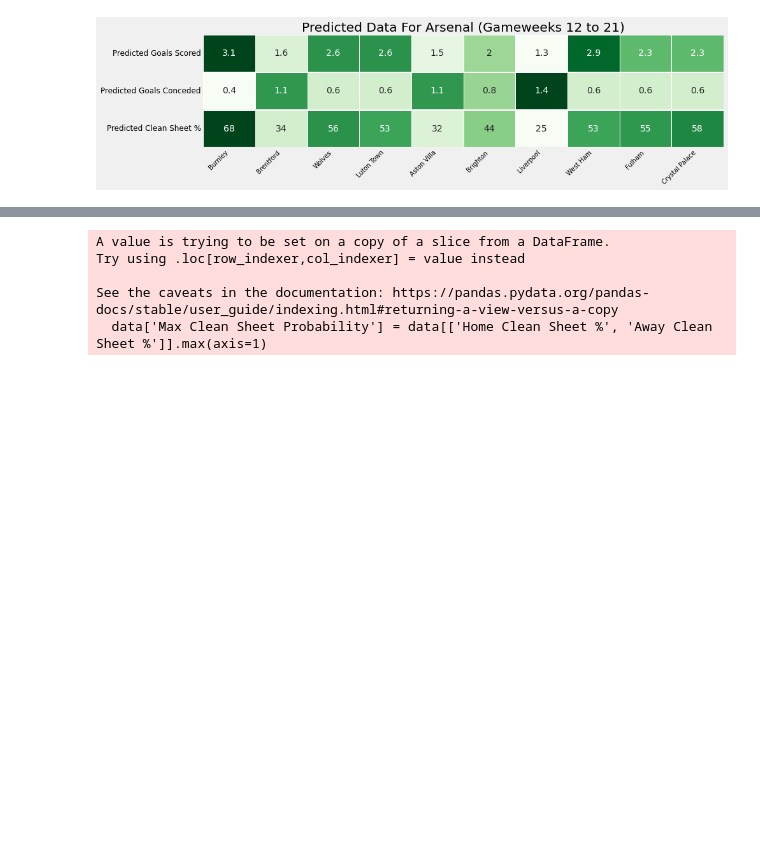
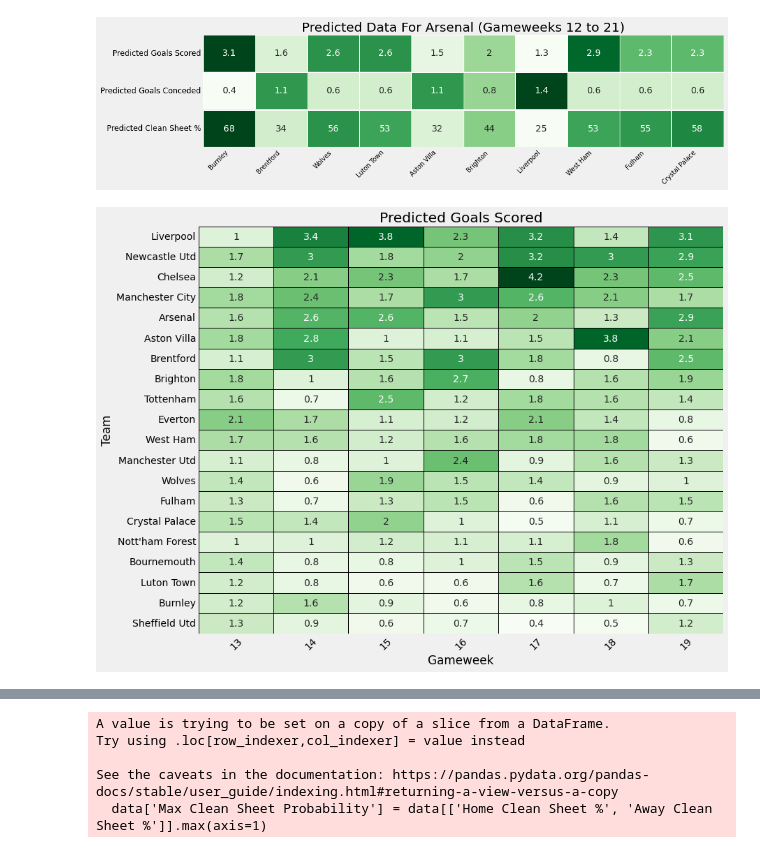
Before and after one commit to rburden21/football-streamlit-app, a Jupyter notebook: simulation_testing.ipynb, the cells around one changed output, grey strips where cells are left out. Cells and saved outputs as stored; diff of their text form; code cells hidden in the pictures; blank space fills up the shorter version.

Commit message:
updating gameweek 25 data

```diff
--- a/simulation_testing.ipynb
+++ b/simulation_testing.ipynb
@@ -383,3 +383,46 @@ plt.tight_layout(h_pad=0.1)
 plt.show()
 # %% [output]
 [figure]
+# %%
+# Bring in the predicted data
+current_dir = os.getcwd()
+new_directory = os.path.join(current_dir,"data", "raw_files")
+df_predicted_goals_all_fixtures = pd.read_csv(new_directory + '/predicted_data.csv')
+
+df = df_predicted_goals_all_fixtures
+
+start_week = 13
+end_week = start_week + 7
+
+# Filter for the weeks wanted
+df = df[df['Week'].between(start_week, end_week)]
+df = df.round(1)
+teams = np.unique(df[['Home', 'Away']].values)
+goals_scored_pivot = pd.DataFrame(index=teams)
+
+# Predicted goals for each team
+for week in range(start_week, end_week):
+    goals_scored_pivot[week] = 0  # Initialise
+    week_games = df[df['Week'] == week]
+    for _, row in week_games.iterrows():
+        goals_scored_pivot.at[row['Home'], week] += row['Predicted Goals (Home)']
+        goals_scored_pivot.at[row['Away'], week] += row['Predicted Goals (Away)']
+
+# Calculate the total predicted goals for each team
+goals_scored_pivot['Total'] = goals_scored_pivot.sum(axis=1)
+
+# Sort by the total (and remove)
+goals_scored_pivot_sorted = goals_scored_pivot.sort_values('Total', ascending=False)
+goals_scored_pivot_sorted = goals_scored_pivot_sorted.drop(columns='Total')
+
+# Plot the heatmap
+plt.figure(figsize=(12, 10))
+sns.heatmap(goals_scored_pivot_sorted, annot=True, cmap="Greens", cbar=False, linewidths=1, linecolor='black')
+plt.xticks(rotation=45)
+plt.yticks(rotation=0)
+plt.xlabel('Gameweek')
+plt.ylabel('Team')
+plt.title('Predicted Goals Scored')
+plt.show()
+# %% [output]
+[figure, added]
```
Also changed, not shown: parts of 7 cells of this notebook, 11 other files.
